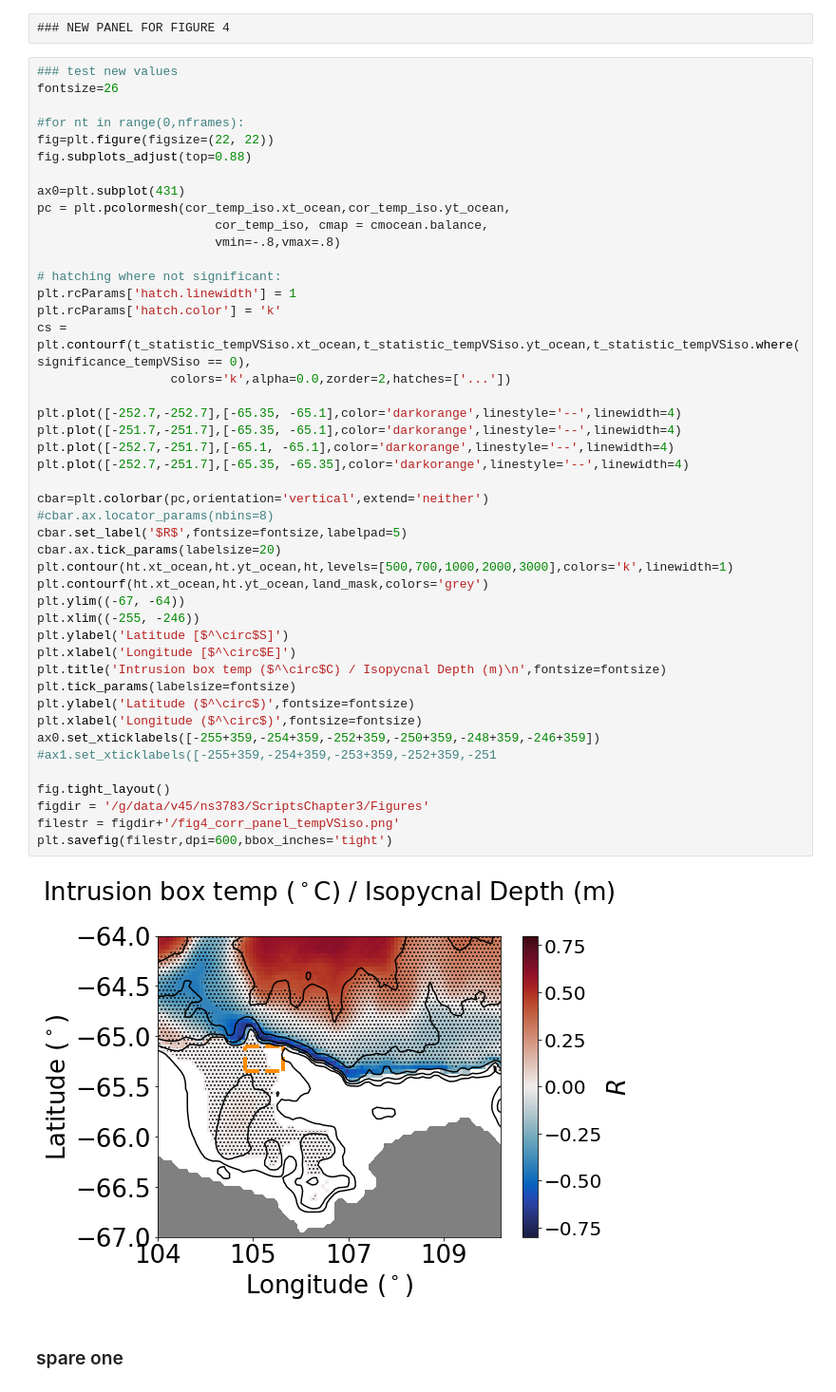
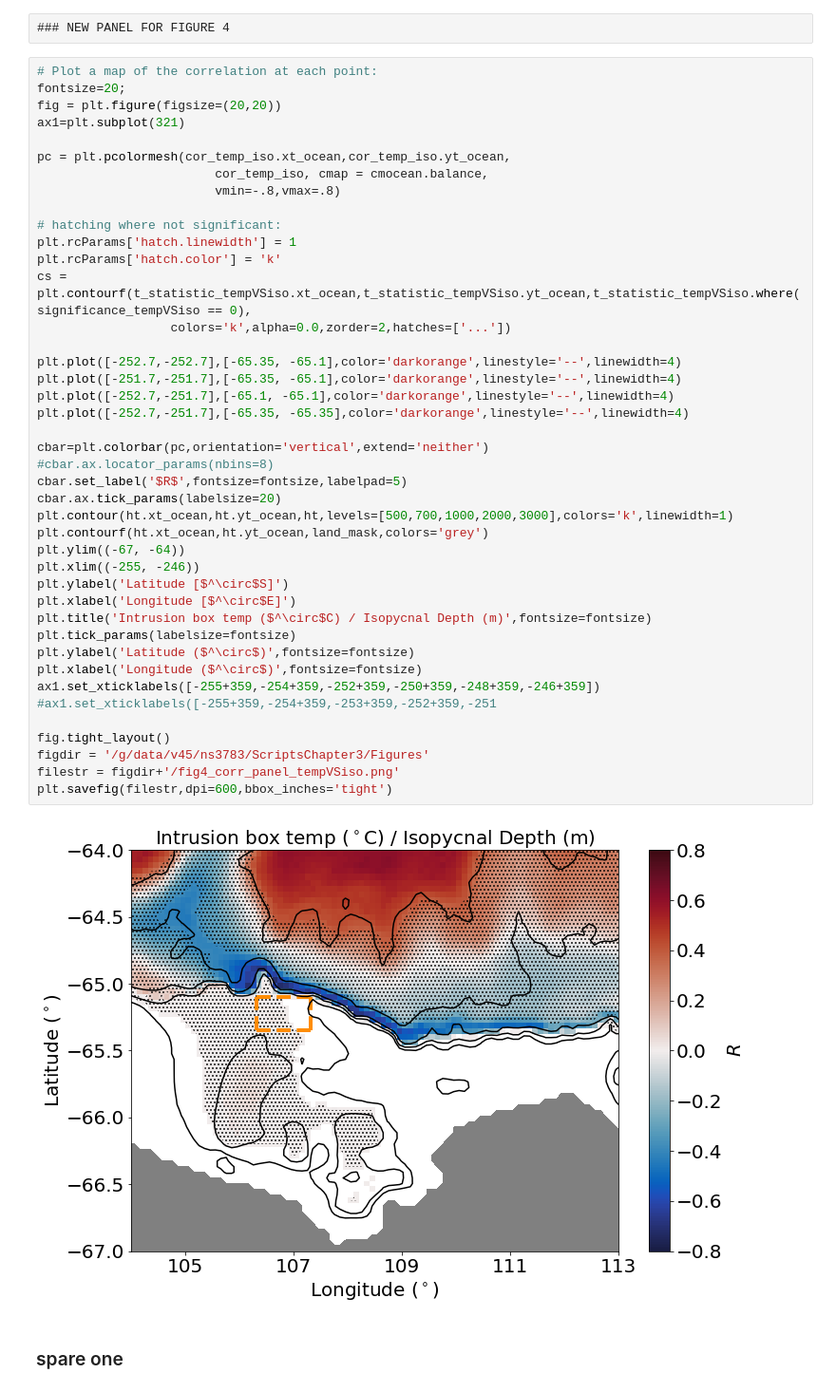
Before and after one commit to ribeiron/ScriptsChapter3, a Jupyter notebook: Fig7a-c.ipynb, the cells around one changed output. Shown at 95% size. Saved outputs shown, nothing was run; the diff lists cells and outputs as text.

```diff
--- a/Fig7a-c.ipynb
+++ b/Fig7a-c.ipynb
@@ -1729,14 +1725,11 @@ plt.savefig(filestr,dpi=600,bbox_inches='tight')
 # %% [raw]
 ### NEW PANEL FOR FIGURE 4
 # %%
-### test new values
-fontsize=26
+# Plot a map of the correlation at each point:
+fontsize=20;
+fig = plt.figure(figsize=(20,20))
+ax1=plt.subplot(321)
 
-#for nt in range(0,nframes):
-fig=plt.figure(figsize=(22, 22))
-fig.subplots_adjust(top=0.88)
-
-ax0=plt.subplot(431)
 pc = plt.pcolormesh(cor_temp_iso.xt_ocean,cor_temp_iso.yt_ocean,
                         cor_temp_iso, cmap = cmocean.balance,
                         vmin=-.8,vmax=.8)
@@ -1745,36 +1738,36 @@ pc = plt.pcolormesh(cor_temp_iso.xt_ocean,cor_temp_iso.yt_ocean,
 plt.rcParams['hatch.linewidth'] = 1
 plt.rcParams['hatch.color'] = 'k'
 cs = plt.contourf(t_statistic_tempVSiso.xt_ocean,t_statistic_tempVSiso.yt_ocean,t_statistic_tempVSiso.where(significance_tempVSiso == 0),
                   colors='k',alpha=0.0,zorder=2,hatches=['...'])
 
 plt.plot([-252.7,-252.7],[-65.35, -65.1],color='darkorange',linestyle='--',linewidth=4)
 plt.plot([-251.7,-251.7],[-65.35, -65.1],color='darkorange',linestyle='--',linewidth=4)
 plt.plot([-252.7,-251.7],[-65.1, -65.1],color='darkorange',linestyle='--',linewidth=4)
 plt.plot([-252.7,-251.7],[-65.35, -65.35],color='darkorange',linestyle='--',linewidth=4)
 
 cbar=plt.colorbar(pc,orientation='vertical',extend='neither')
 #cbar.ax.locator_params(nbins=8)
 cbar.set_label('$R$',fontsize=fontsize,labelpad=5)
 cbar.ax.tick_params(labelsize=20)
 plt.contour(ht.xt_ocean,ht.yt_ocean,ht,levels=[500,700,1000,2000,3000],colors='k',linewidth=1)
 plt.contourf(ht.xt_ocean,ht.yt_ocean,land_mask,colors='grey')
 plt.ylim((-67, -64))
 plt.xlim((-255, -246))
 plt.ylabel('Latitude [$^\circ$S]')
 plt.xlabel('Longitude [$^\circ$E]')
-plt.title('Intrusion box temp ($^\circ$C) / Isopycnal Depth (m)\n',fontsize=fontsize)
+plt.title('Intrusion box temp ($^\circ$C) / Isopycnal Depth (m)',fontsize=fontsize)
 plt.tick_params(labelsize=fontsize)
 plt.ylabel('Latitude ($^\circ$)',fontsize=fontsize)
 plt.xlabel('Longitude ($^\circ$)',fontsize=fontsize)
-ax0.set_xticklabels([-255+359,-254+359,-252+359,-250+359,-248+359,-246+359])
+ax1.set_xticklabels([-255+359,-254+359,-252+359,-250+359,-248+359,-246+359])
 #ax1.set_xticklabels([-255+359,-254+359,-253+359,-252+359,-251
 
 fig.tight_layout()
 figdir = '/g/data/v45/ns3783/ScriptsChapter3/Figures'
 filestr = figdir+'/fig4_corr_panel_tempVSiso.png'
 plt.savefig(filestr,dpi=600,bbox_inches='tight')
 # %% [output]
-[figure, old version]
+[figure, new version]
 # %% [markdown]
 ### spare one
 # %%
```
Also changed, not shown: parts of 6 cells of this notebook, 1 other file.
